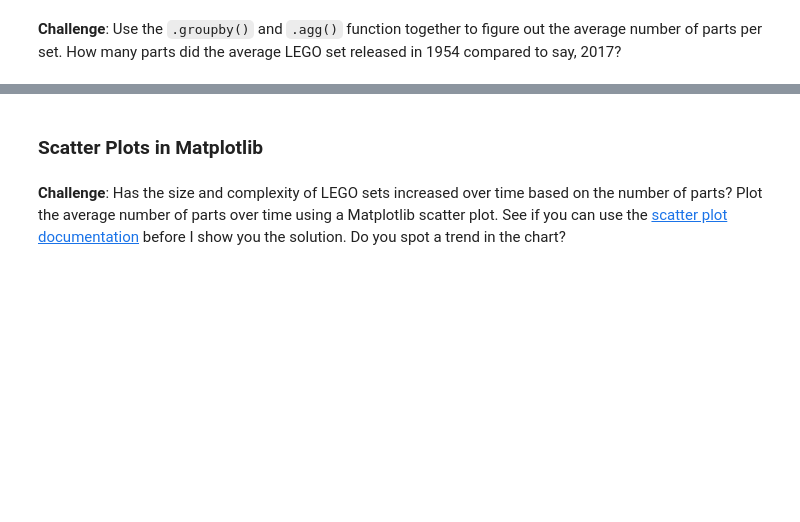
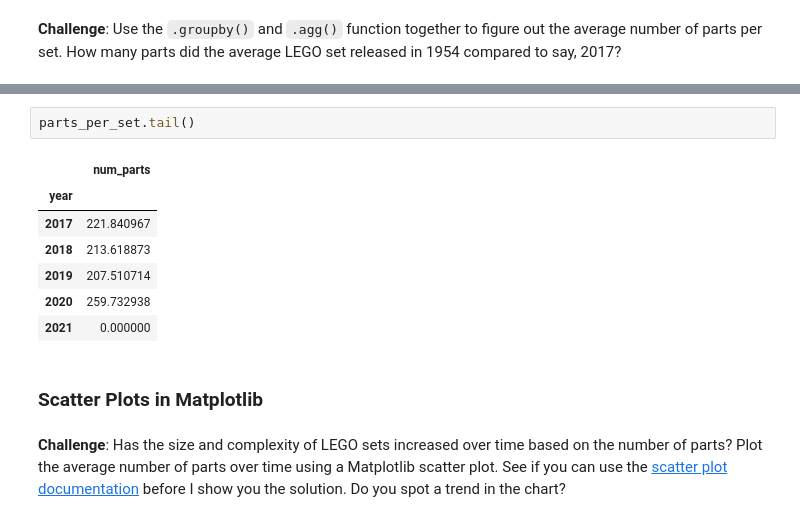
Before and after one commit to UlisesJuarez/Advanced-python-projects, a Jupyter notebook: Aggregate and merge data/Lego_Analysis_for_Course_(start).ipynb, the cells around one changed output, grey strips where cells are left out. Cells and saved outputs as stored; diff of their text form; blank space fills up the shorter version.

```diff
--- a/Aggregate and merge data/Lego_Analysis_for_Course_(start).ipynb
+++ b/Aggregate and merge data/Lego_Analysis_for_Course_(start).ipynb
@@ -211,3 +227,13 @@ plt.plot(themes_by_year.index[:-2],themes_by_year.nr_themes[:-2]);
+# %%
+parts_per_set.tail()
+# %% [output]
+|  | num_parts |
+| year |  |
+| 2017 | 221.840967 |
+| 2018 | 213.618873 |
+| 2019 | 207.510714 |
+| 2020 | 259.732938 |
+| 2021 | 0.000000 |
 # %% [markdown]
 ### Scatter Plots in Matplotlib
 # %% [markdown]
```
Also changed, not shown: parts of 3 cells of this notebook.
